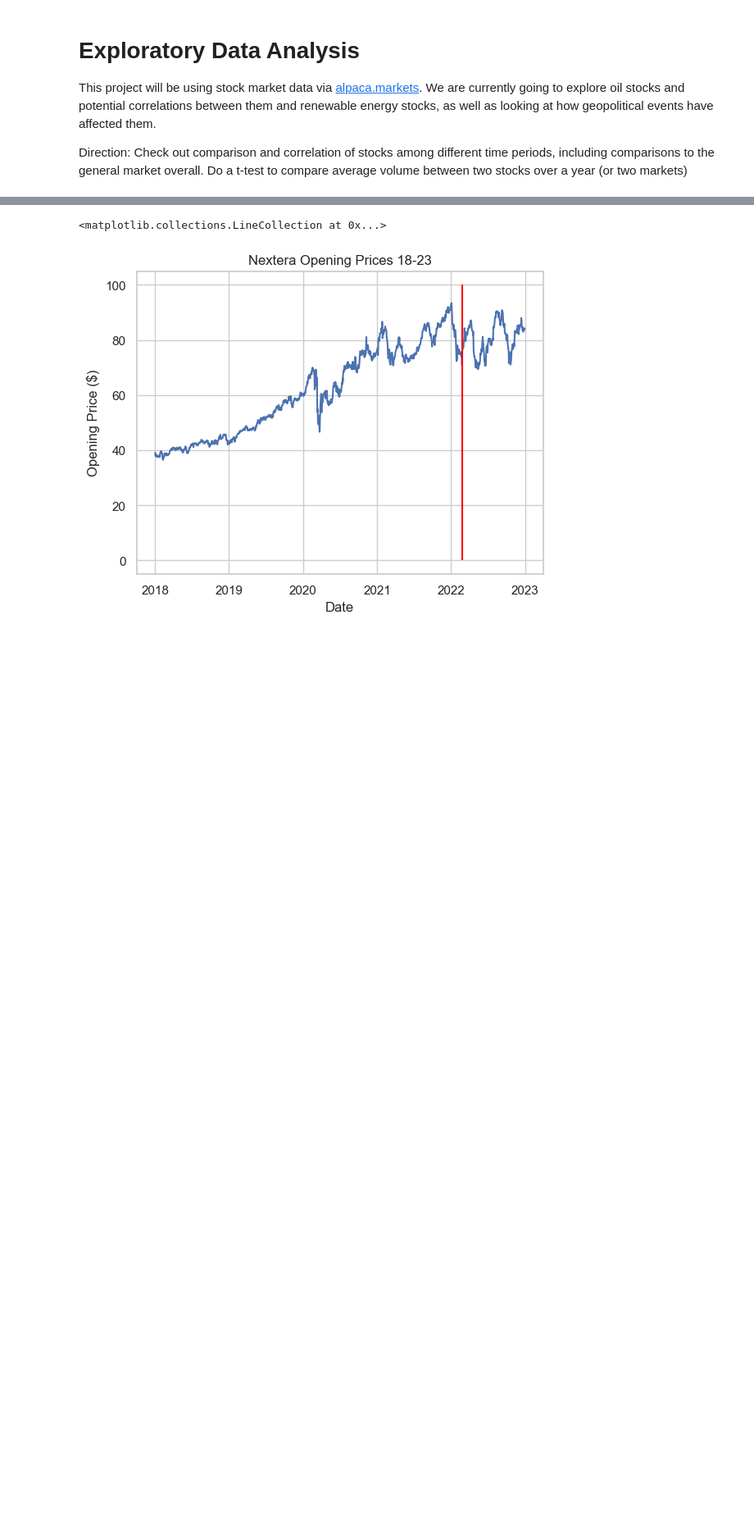
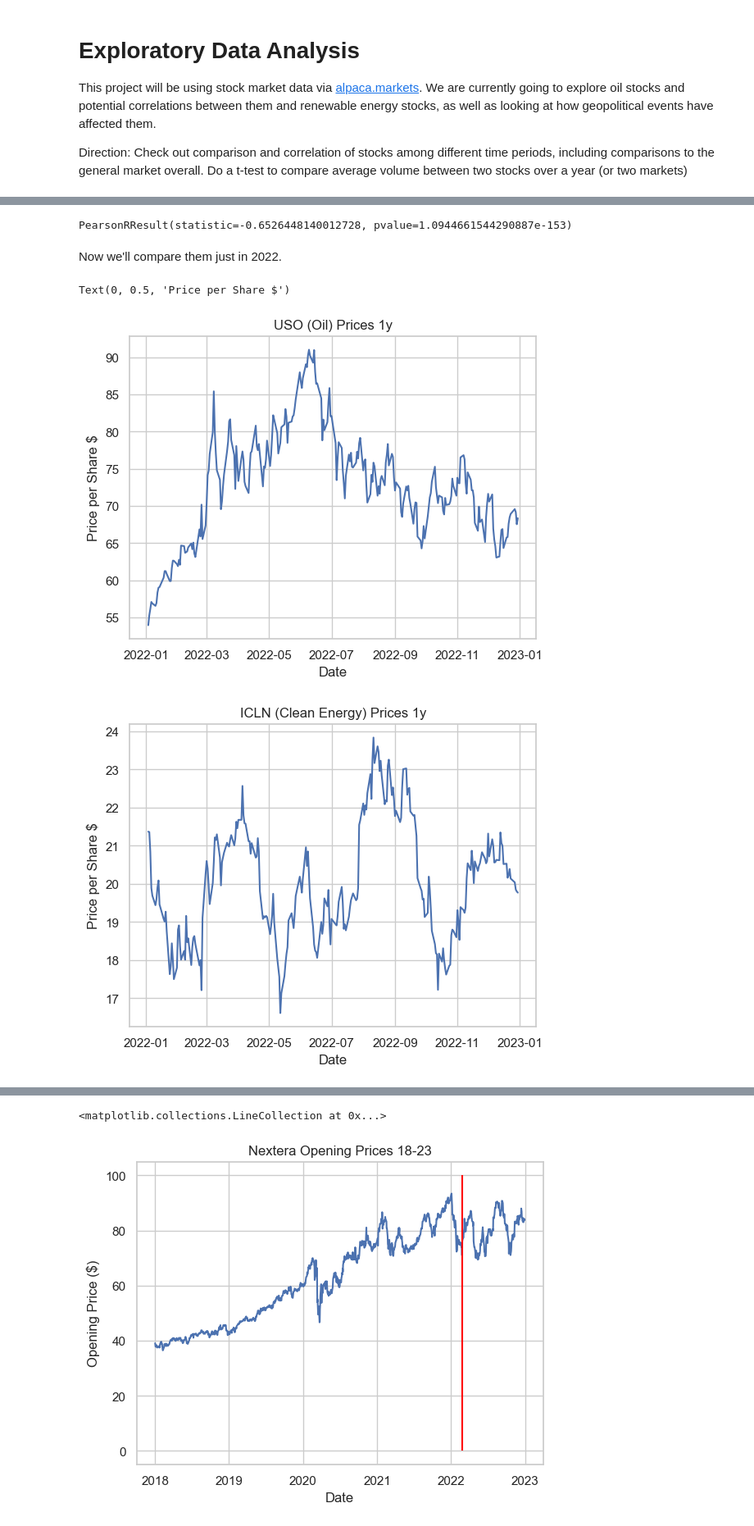
Before and after one commit to sethbeckett/cs6830_project3, a Jupyter notebook: eda.ipynb, the cells around one changed output, grey strips where cells are left out. Shown at 82% size. Cells and saved outputs as stored; diff of their text form; code cells hidden in the pictures; blank space fills up the shorter version.

```diff
--- a/eda.ipynb
+++ b/eda.ipynb
@@ -45,0 +53,23 @@ gold = yf.download("GC=F", '2018-01-01', '2023-01-01')
+# %%
+pearsonr(uso_5y["Open"], icln_5y["Open"])
+# %% [output]
+PearsonRResult(statistic=-0.6526448140012728, pvalue=1.0944661544290887e-153)
+# %% [markdown]
+Now we'll compare them just in 2022.
+# %%
+uso_1y = uso_5y.loc[uso_5y["Date"] > np.datetime64("2022-01-01")]
+icln_1y = icln_5y.loc[icln_5y["Date"] > np.datetime64("2022-01-01")]
+# %%
+sns.lineplot(uso_1y, x="Date", y="Open")
+plt.title("USO (Oil) Prices 1y")
+plt.ylabel("Price per Share $")
+
+plt.figure()
+
+sns.lineplot(icln_1y, x="Date", y="Open")
+plt.title("ICLN (Clean Energy) Prices 1y")
+plt.ylabel("Price per Share $")
+# %% [output]
+Text(0, 0.5, 'Price per Share $')
+[figure, added]
+[figure, added]
```
Also changed, not shown: parts of 18 cells of this notebook.
